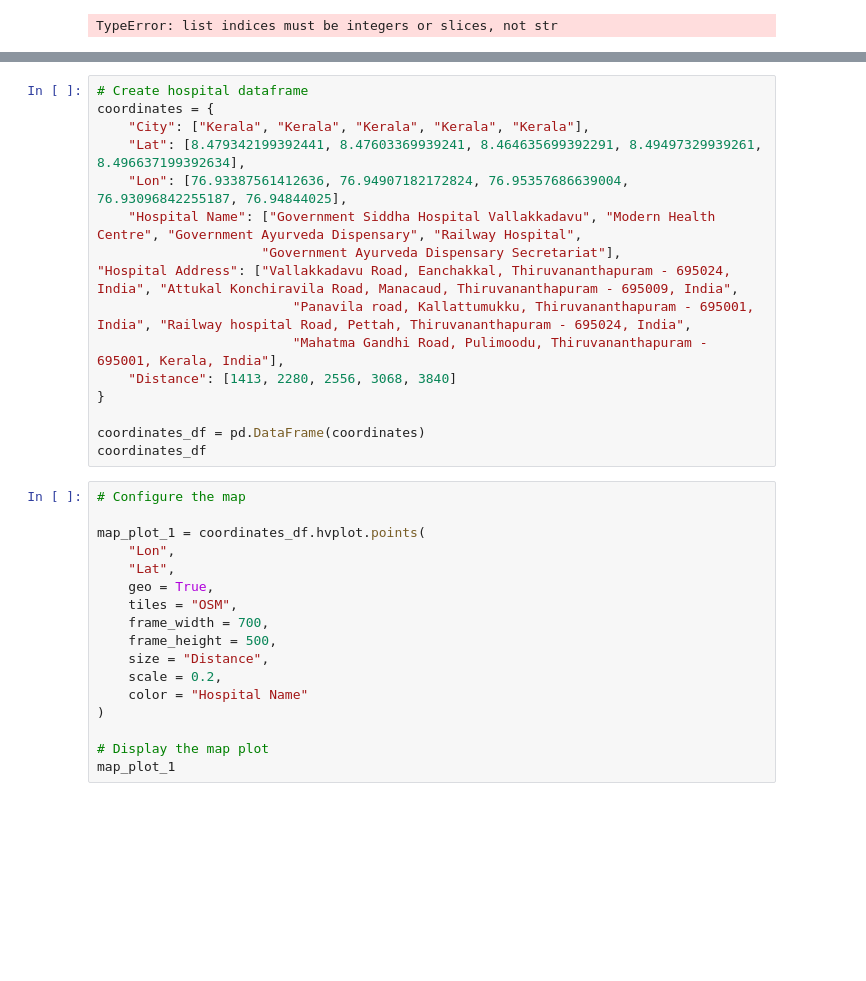
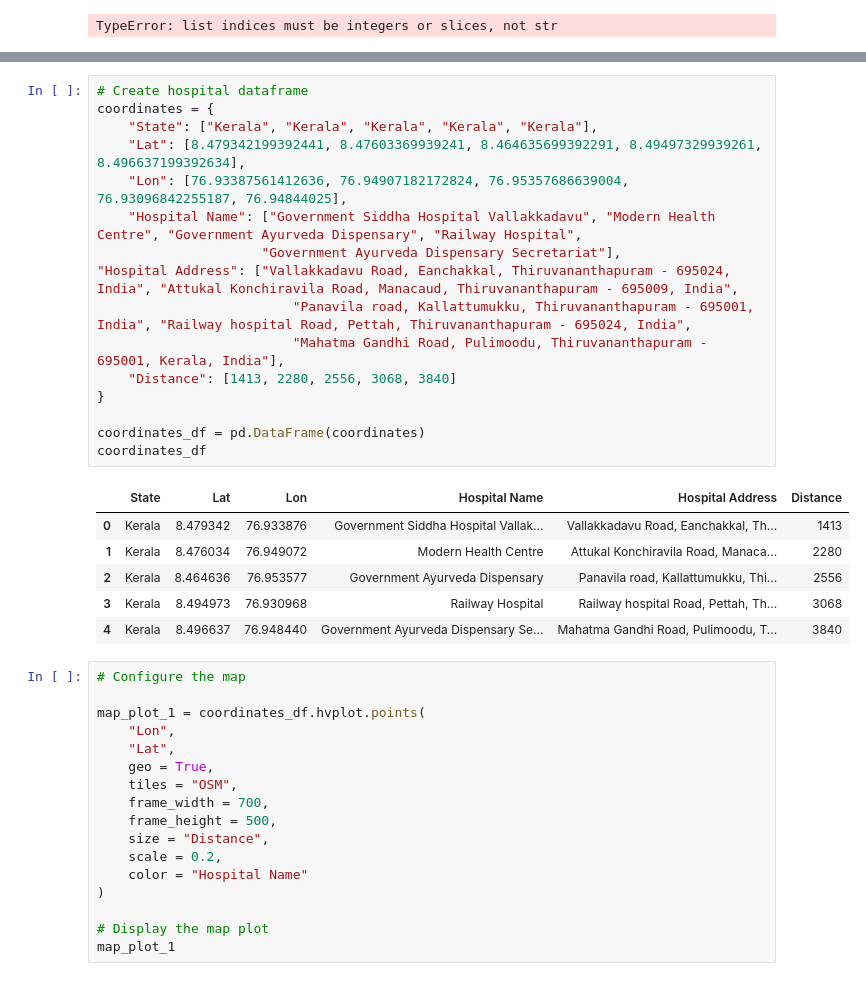
Before and after one commit to larissarmourap/Project1group3, a Jupyter notebook: Project-One.ipynb, the cells around one changed output, grey strips where cells are left out. Drawn from its saved outputs; the diff is of its cells as text; blank space fills up the shorter version.

```diff
--- a/Project-One.ipynb
+++ b/Project-One.ipynb
@@ -588,19 +615,26 @@ for place in places_data["features"]:
 # %%
 # Create hospital dataframe
 coordinates = {
-    "City": ["Kerala", "Kerala", "Kerala", "Kerala", "Kerala"],
+    "State": ["Kerala", "Kerala", "Kerala", "Kerala", "Kerala"],
     "Lat": [8.479342199392441, 8.47603369939241, 8.464635699392291, 8.49497329939261, 8.496637199392634],
     "Lon": [76.93387561412636, 76.94907182172824, 76.95357686639004, 76.93096842255187, 76.94844025],
     "Hospital Name": ["Government Siddha Hospital Vallakkadavu", "Modern Health Centre", "Government Ayurveda Dispensary", "Railway Hospital",
                      "Government Ayurveda Dispensary Secretariat"],
 "Hospital Address": ["Vallakkadavu Road, Eanchakkal, Thiruvananthapuram - 695024, India", "Attukal Konchiravila Road, Manacaud, Thiruvananthapuram - 695009, India",
                          "Panavila road, Kallattumukku, Thiruvananthapuram - 695001, India", "Railway hospital Road, Pettah, Thiruvananthapuram - 695024, India",
                          "Mahatma Gandhi Road, Pulimoodu, Thiruvananthapuram - 695001, Kerala, India"],
     "Distance": [1413, 2280, 2556, 3068, 3840]
 }
 
 coordinates_df = pd.DataFrame(coordinates)
 coordinates_df
+# %% [output]
+|  | State | Lat | Lon | Hospital Name | Hospital Address | Distance |
+| 0 | Kerala | 8.479342 | 76.933876 | Government Siddha Hospital Vallak... | Vallakkadavu Road, Eanchakkal, Th... | 1413 |
+| 1 | Kerala | 8.476034 | 76.949072 | Modern Health Centre | Attukal Konchiravila Road, Manaca... | 2280 |
+| 2 | Kerala | 8.464636 | 76.953577 | Government Ayurveda Dispensary | Panavila road, Kallattumukku, Thi... | 2556 |
+| 3 | Kerala | 8.494973 | 76.930968 | Railway Hospital | Railway hospital Road, Pettah, Th... | 3068 |
+| 4 | Kerala | 8.496637 | 76.948440 | Government Ayurveda Dispensary Se... | Mahatma Gandhi Road, Pulimoodu, T... | 3840 |
 # %%
 # Configure the map
 
```
Also changed, not shown: parts of 12 cells of this notebook, 8 other files.
